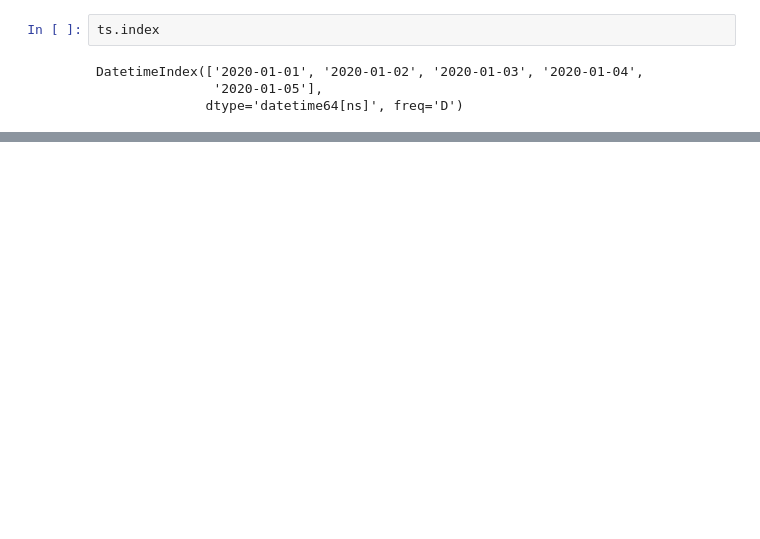
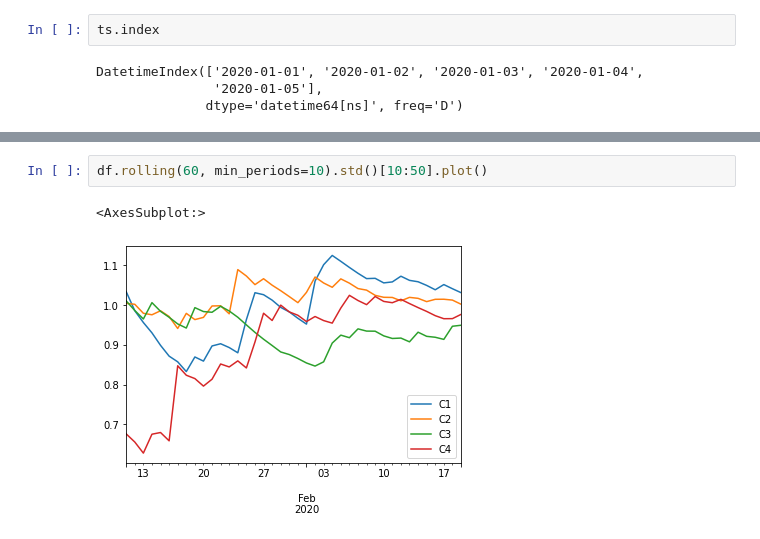
Before and after one commit to korilla2/TIL, a Jupyter notebook: 기본강의/넘파이 판다스/1.pandas.ipynb, the cells around one changed output, grey strips where cells are left out. Drawn from its saved outputs; the diff is of its cells as text; blank space fills up the shorter version.

```diff
--- a/기본강의/넘파이 판다스/1.pandas.ipynb
+++ b/기본강의/넘파이 판다스/1.pandas.ipynb
@@ -839,0 +1251,5 @@ DatetimeIndex(['2020-01-01', '2020-01-02', '2020-01-03', '2020-01-04',
+# %%
+df.rolling(60, min_periods=10).std()[10:50].plot()
+# %% [output]
+<AxesSubplot:>
+[figure, added]
```
Also changed, not shown: parts of 163 cells of this notebook, 3 other files.
